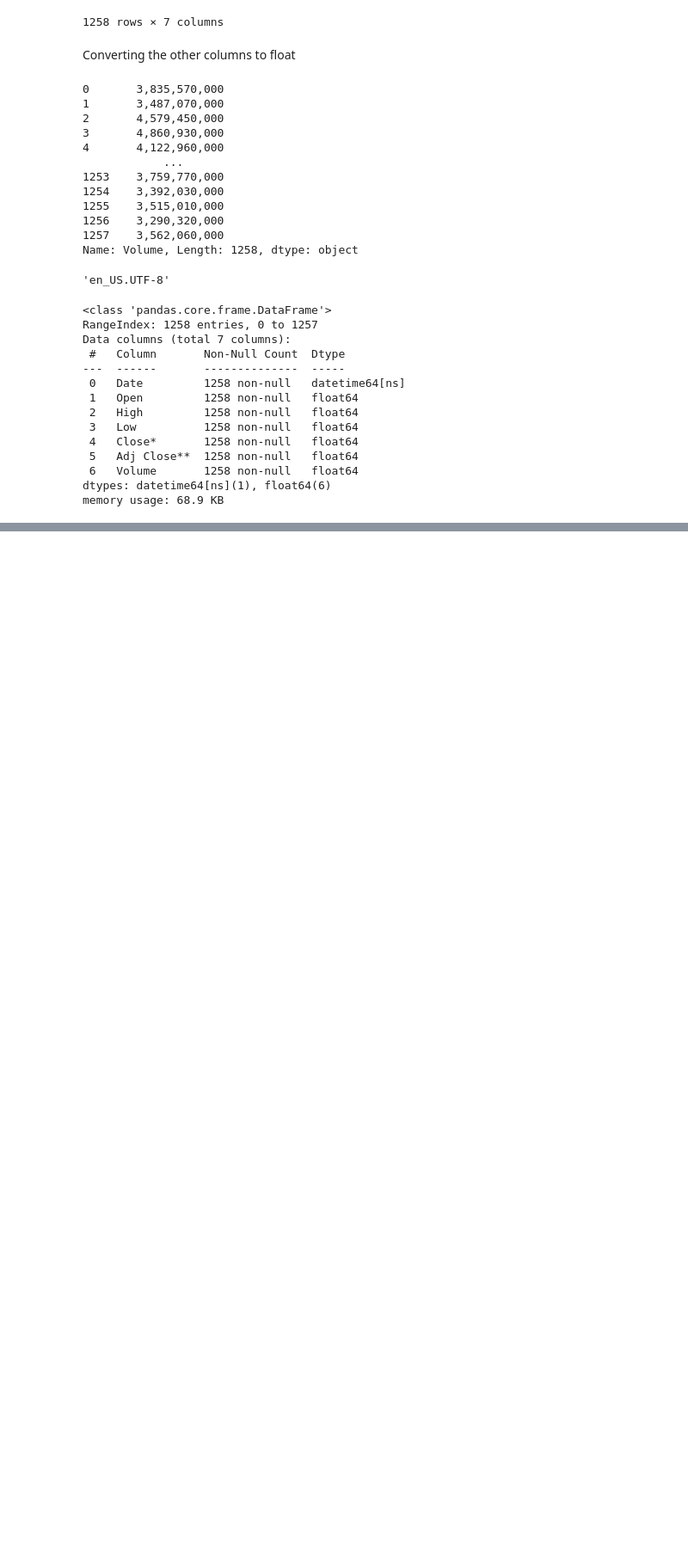
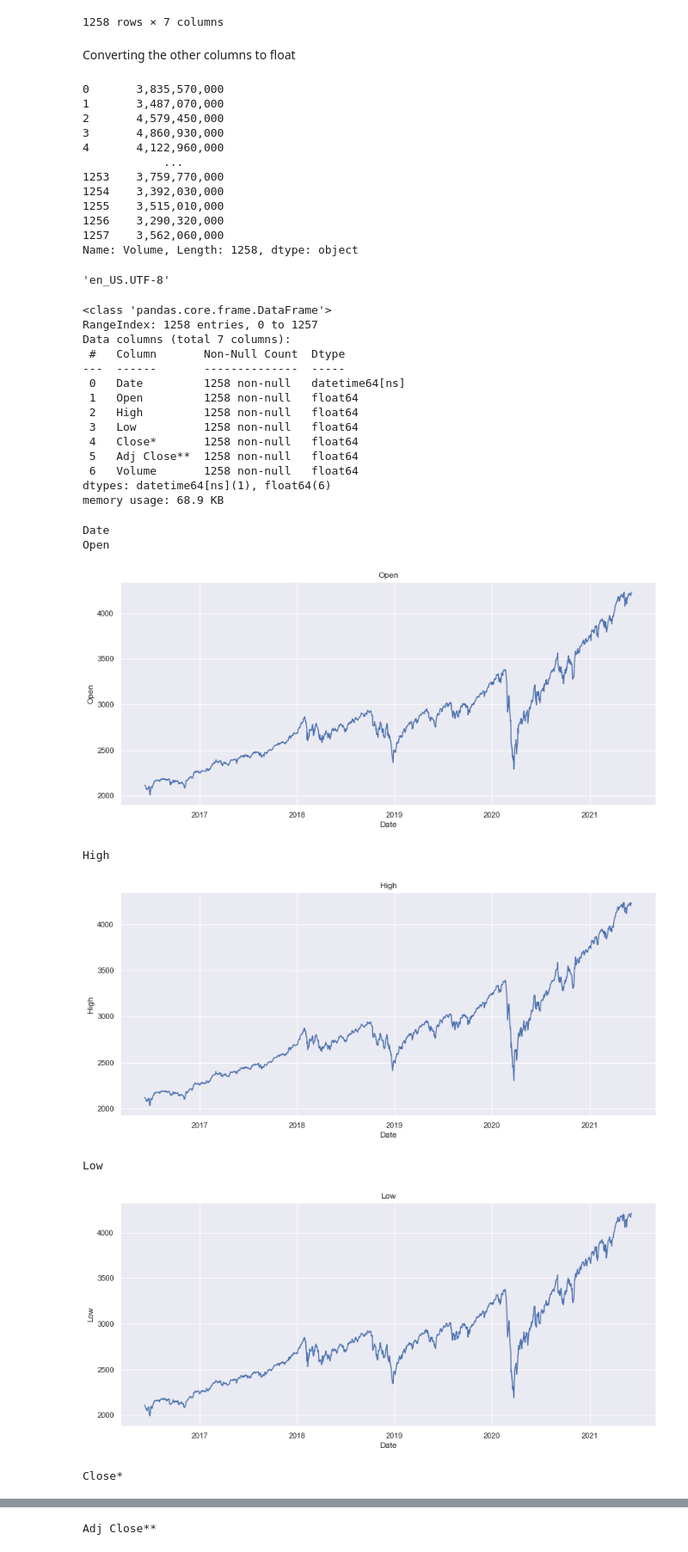
Before and after one commit to edologgerbird/SP500-forecast, a Jupyter notebook: SP500-forecasting.ipynb, the cells around one changed output, grey strips where cells are left out. Shown at 86% size. Drawn from its saved outputs; the diff is of its cells as text; code cells hidden in the pictures; blank space fills up the shorter version.

```diff
--- a/SP500-forecasting.ipynb
+++ b/SP500-forecasting.ipynb
@@ -142,3 +142,21 @@ Data columns (total 7 columns):
  6   Volume       1258 non-null   float64
 dtypes: datetime64[ns](1), float64(6)
 memory usage: 68.9 KB
+# %%
+sns.set(rc={'figure.figsize':(14,6)})
+# %%
+sns.set_theme(style="darkgrid")
+for column in list(df.columns):
+    print(column)
+    if column != "Date":
+        sns.lineplot(x="Date", y=column, data=df).set_title(column)
+        plt.show()
+# %% [output]
+Date
+Open
+[figure, added]
+High
+[figure, added]
+Low
+[figure, added]
+Close*
@@ -144,0 +164 @@ memory usage: 68.9 KB
+Adj Close**
```
Also changed, not shown: parts of 1 cell of this notebook.
